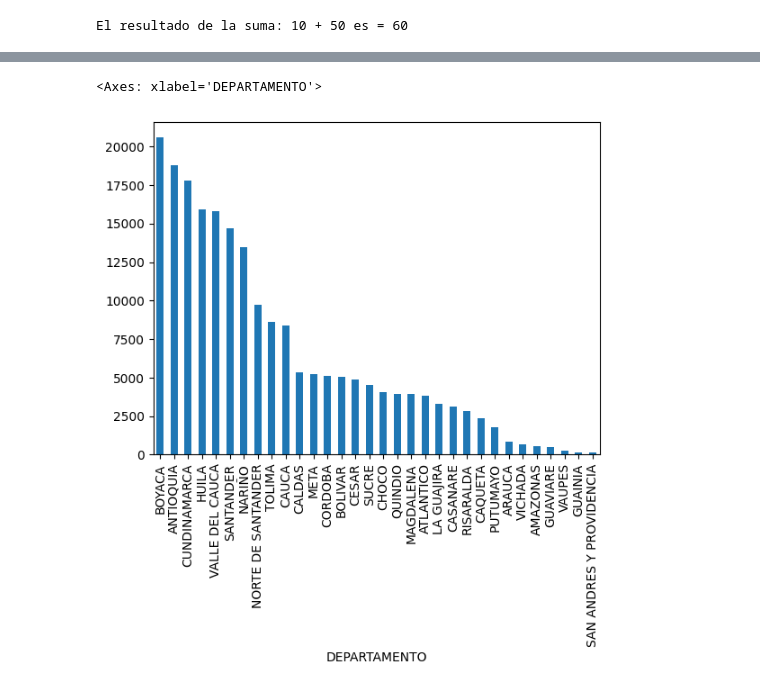
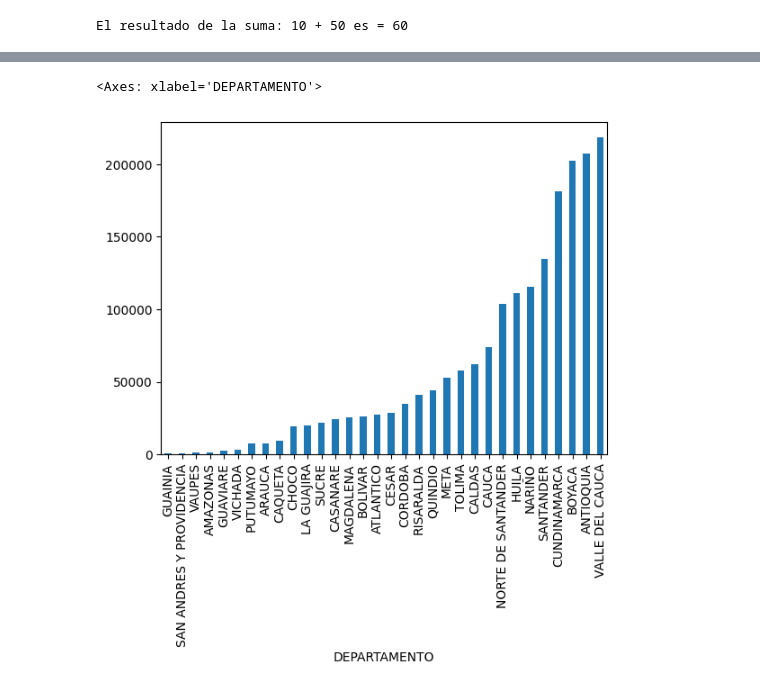
Before and after one commit to JHONJA91/ANALIS_DE_DATOS, a Jupyter notebook: daots.ipynb, the cells around one changed output, grey strips where cells are left out. Cells and saved outputs as stored; diff of their text form; code cells hidden in the pictures.

```diff
--- a/daots.ipynb
+++ b/daots.ipynb
@@ -77,7 +78,7 @@ NOMBRE CIENTIFICO                                2857
 CICLO DE CULTIVO                                    0
 dtype: int64
 # %%
-df["DEPARTAMENTO"].value_counts().plot.bar()
+df.groupby("DEPARTAMENTO")["Rendimiento (t/ha)"].sum().sort_values(ascending=True).plot.bar()
 # %% [output]
 <Axes: xlabel='DEPARTAMENTO'>
-[figure, old version]
+[figure, new version]
```
Also changed, not shown: parts of 15 cells of this notebook.
